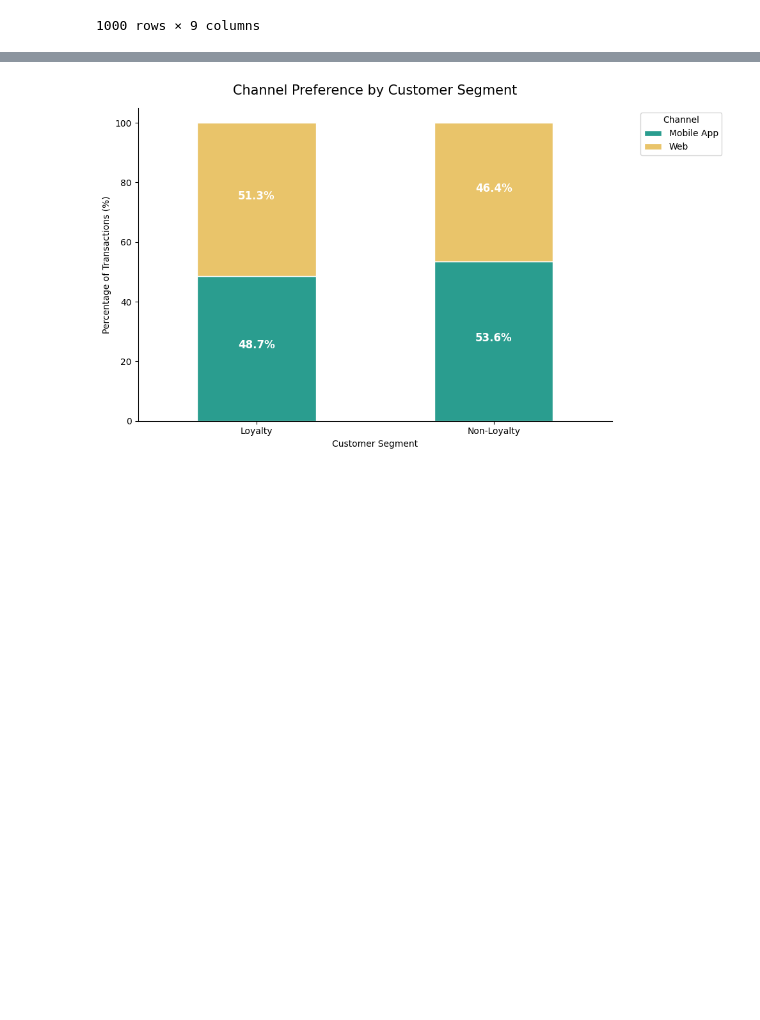
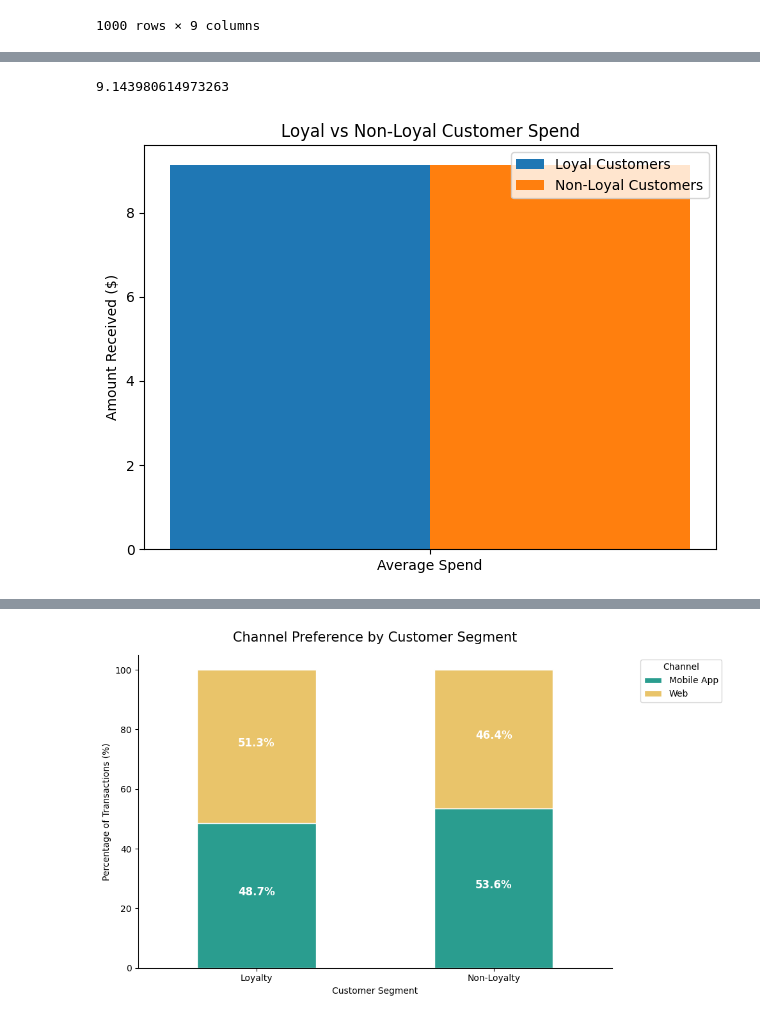
Before and after one commit to KumbiraiShonhiwa/Assignment2, a Jupyter notebook: data_wrangling/Assignment_2.ipynb, the cells around one changed output, grey strips where cells are left out. Drawn from its saved outputs; the diff is of its cells as text; code cells hidden in the pictures; blank space fills up the shorter version.

```diff
--- a/data_wrangling/Assignment_2.ipynb
+++ b/data_wrangling/Assignment_2.ipynb
@@ -306,0 +360,12 @@ Passing `palette` without assigning `hue` is deprecated and will be removed in v
+# %%
+ids_to_remove = ['3001.0', '3002.0', '3003.0', '3004.0', '3005.0']
+new_data_frame = pos_transactions_line_merged[
+    ~pos_transactions_line_merged['loyalty_member_id'].isin(ids_to_remove)
+]
+# %%
+avg_loyal_customer_spend = pos_transactions_line_merged.groupby(
+    'loyalty_member_id')['amount_received'].mean()
+total_loyal_customer_spend = pos_transactions_line_merged.groupby(
+    'loyalty_member_id')['amount_received'].sum()
+avg_non_loyal_spend = new_data_frame['amount_received'].mean()
+total_non_loyal_spend = new_data_frame['amount_received'].sum()
@@ -306,0 +427,30 @@ Passing `palette` without assigning `hue` is deprecated and will be removed in v
+# %%
+print(avg_non_loyal_spend)
+# %% [output]
+9.143980614973263
+# %%
+
+labels = ['Average Spend']
+loyal_values = [
+    avg_loyal_customer_spend.mean(),
+]
+non_loyal_values = [
+    avg_non_loyal_spend,
+]
+
+x = np.arange(len(labels))
+width = 0.35
+
+plt.figure()
+plt.bar(x - width/2, loyal_values, width)
+plt.bar(x + width/2, non_loyal_values, width)
+
+plt.xticks(x, labels)
+plt.ylabel('Amount Received ($)')
+plt.title('Loyal vs Non-Loyal Customer Spend')
+plt.legend(['Loyal Customers', 'Non-Loyal Customers'])
+
+plt.tight_layout()
+plt.show()
+# %% [output]
+[figure, added]
```
Also changed, not shown: parts of 45 cells of this notebook, 2 other files.
